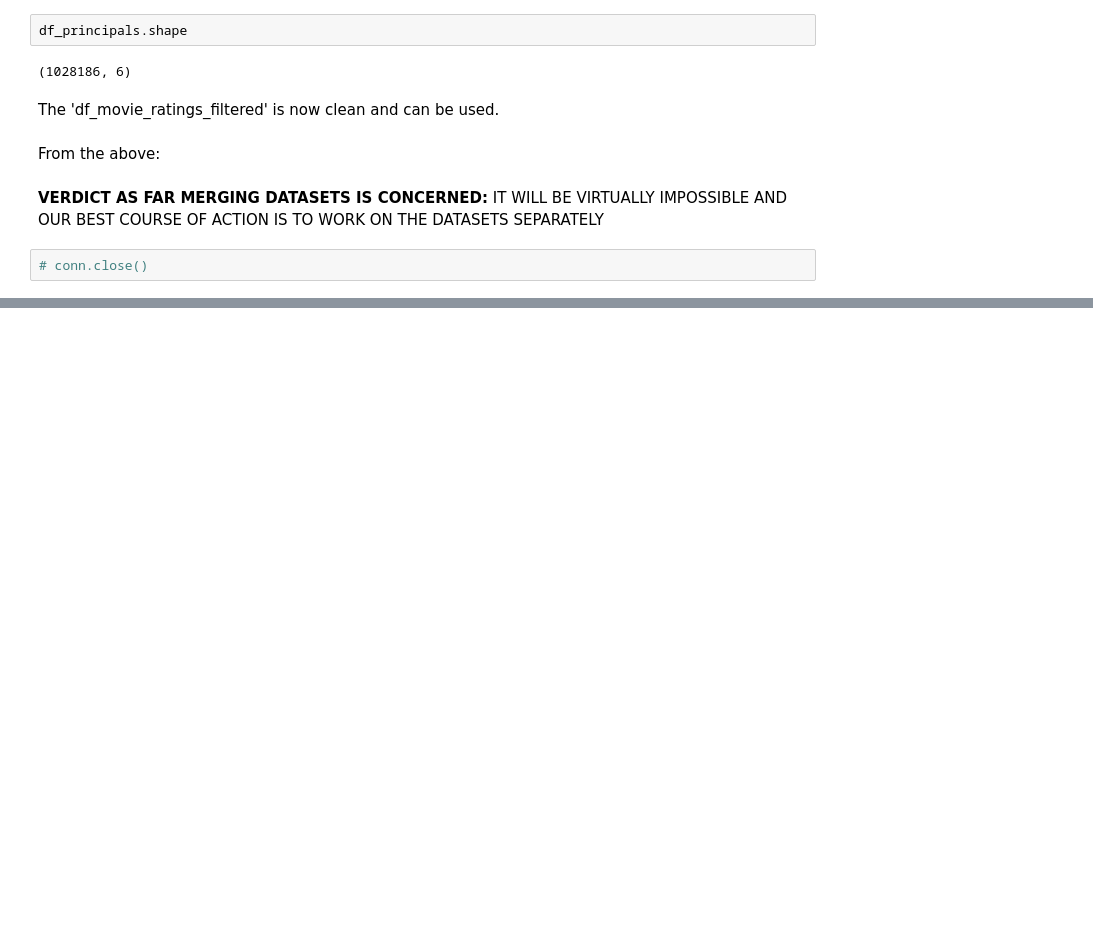
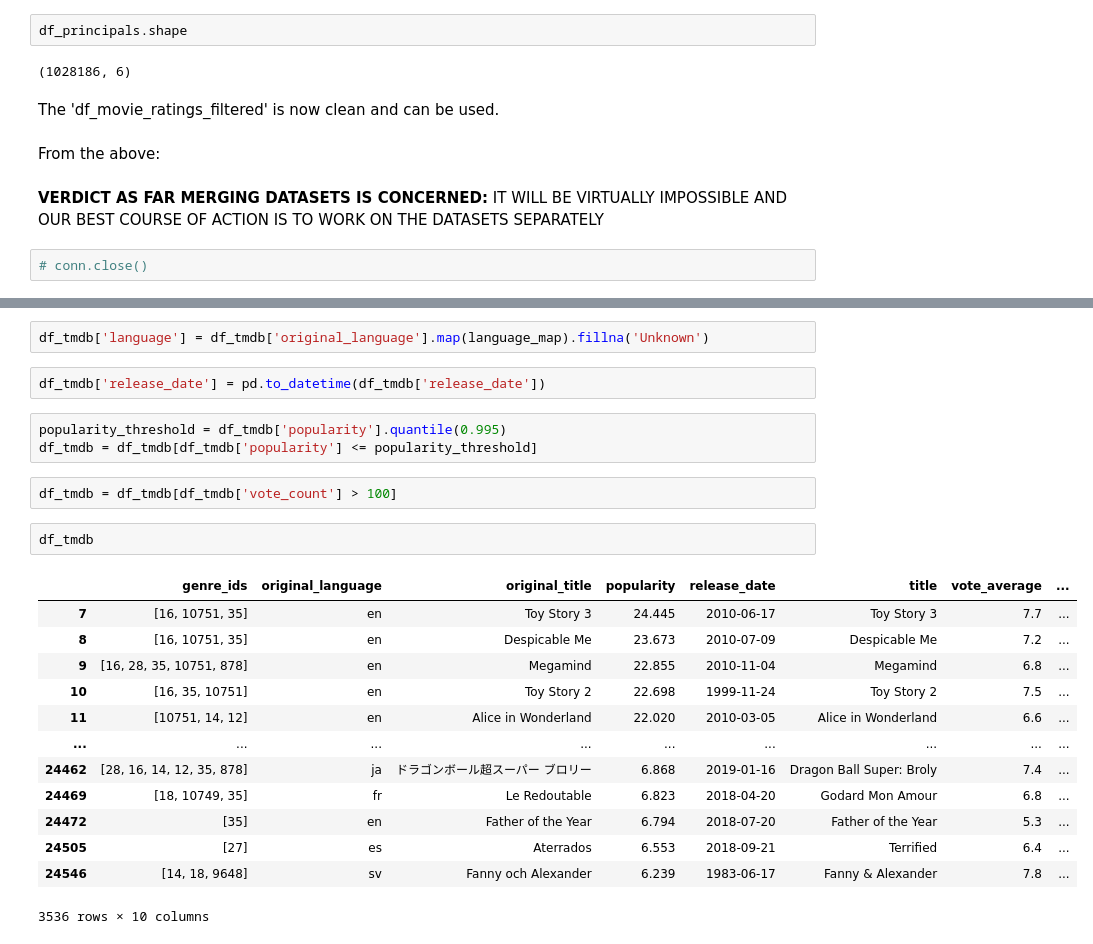
Before and after one commit to Rodgerdev/movies_data_project, a Jupyter notebook: phase 2 project.ipynb, the cells around one changed output, grey strips where cells are left out. Saved outputs shown, nothing was run; the diff lists cells and outputs as text; blank space fills up the shorter version.

```diff
--- a/phase 2 project.ipynb
+++ b/phase 2 project.ipynb
@@ -763,0 +963,25 @@ df_bom['foreign_gross'] = df_bom['foreign_gross'] / 1_000_000
+# %%
+df_tmdb['language'] = df_tmdb['original_language'].map(language_map).fillna('Unknown')
+# %%
+df_tmdb['release_date'] = pd.to_datetime(df_tmdb['release_date'])
+# %%
+popularity_threshold = df_tmdb['popularity'].quantile(0.995)
+df_tmdb = df_tmdb[df_tmdb['popularity'] <= popularity_threshold]
+# %%
+df_tmdb = df_tmdb[df_tmdb['vote_count'] > 100]
+# %%
+df_tmdb
+# %% [output]
+|  | genre_ids | original_language | original_title | popularity | release_date | title | vote_average | ... |
+| 7 | [16, 10751, 35] | en | Toy Story 3 | 24.445 | 2010-06-17 | Toy Story 3 | 7.7 | ... |
+| 8 | [16, 10751, 35] | en | Despicable Me | 23.673 | 2010-07-09 | Despicable Me | 7.2 | ... |
+| 9 | [16, 28, 35, 10751, 878] | en | Megamind | 22.855 | 2010-11-04 | Megamind | 6.8 | ... |
+| 10 | [16, 35, 10751] | en | Toy Story 2 | 22.698 | 1999-11-24 | Toy Story 2 | 7.5 | ... |
+| 11 | [10751, 14, 12] | en | Alice in Wonderland | 22.020 | 2010-03-05 | Alice in Wonderland | 6.6 | ... |
+| ... | ... | ... | ... | ... | ... | ... | ... | ... |
+| 24462 | [28, 16, 14, 12, 35, 878] | ja | ドラゴンボール超スーパー ブロリー | 6.868 | 2019-01-16 | Dragon Ball Super: Broly | 7.4 | ... |
+| 24469 | [18, 10749, 35] | fr | Le Redoutable | 6.823 | 2018-04-20 | Godard Mon Amour | 6.8 | ... |
+| 24472 | [35] | en | Father of the Year | 6.794 | 2018-07-20 | Father of the Year | 5.3 | ... |
+| 24505 | [27] | es | Aterrados | 6.553 | 2018-09-21 | Terrified | 6.4 | ... |
+| 24546 | [14, 18, 9648] | sv | Fanny och Alexander | 6.239 | 1983-06-17 | Fanny & Alexander | 7.8 | ... |
+3536 rows × 10 columns
```
Also changed, not shown: parts of 48 cells of this notebook.
